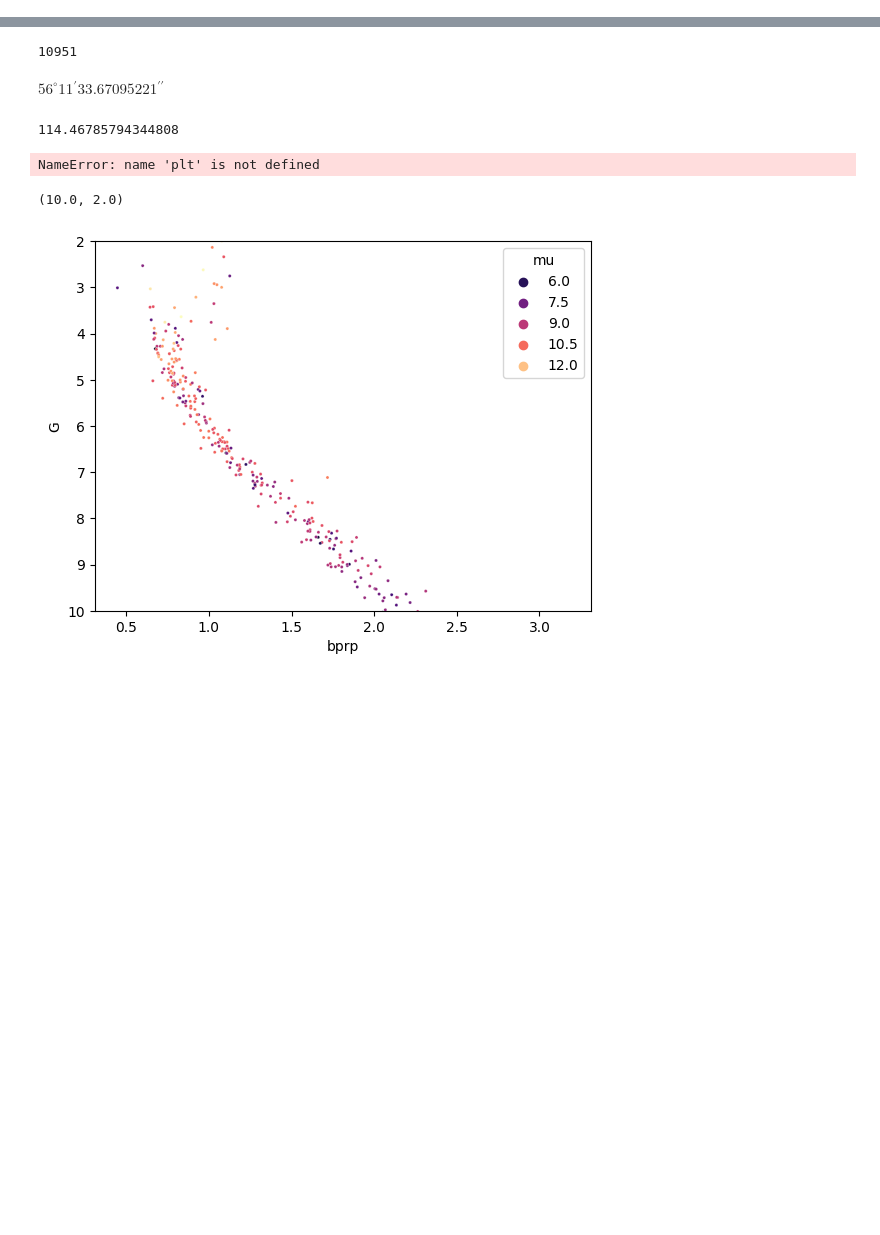
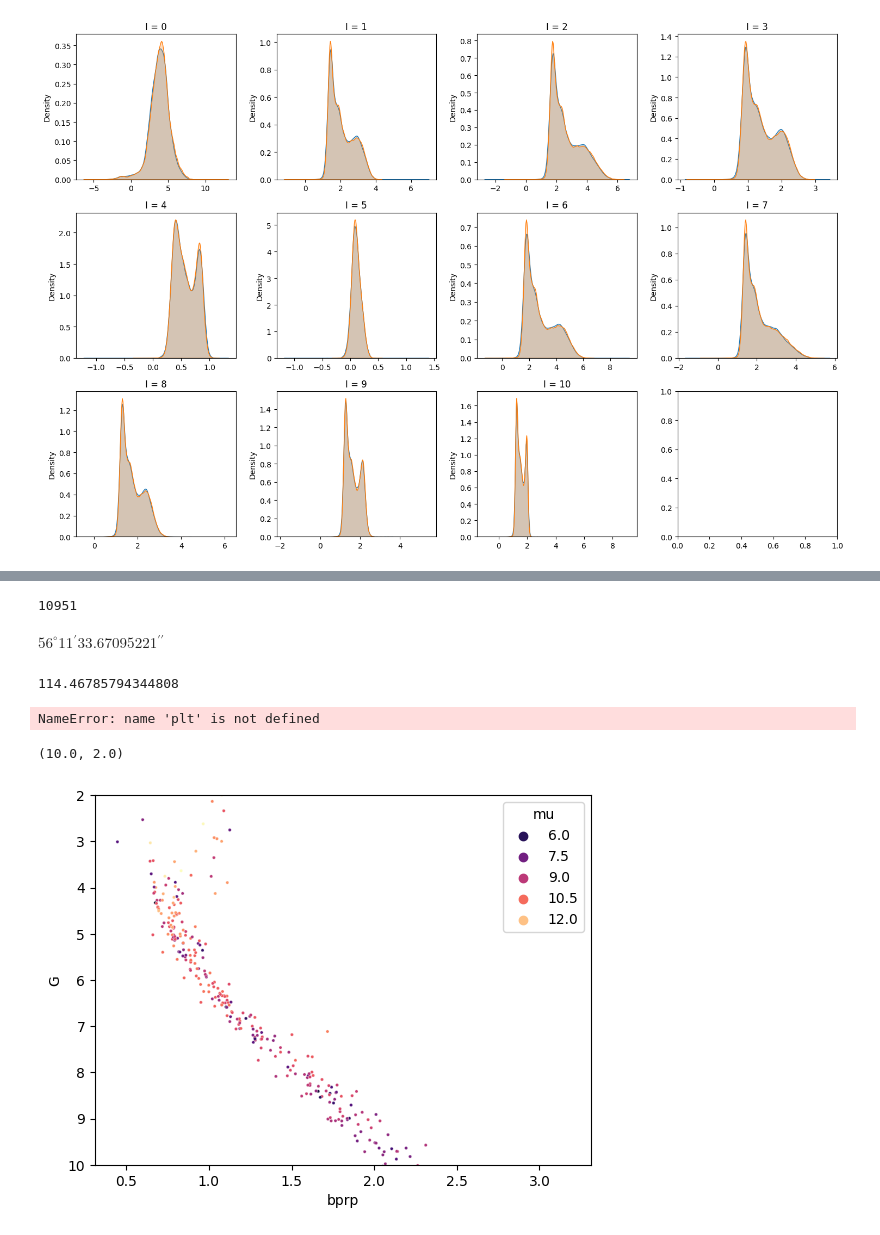
Before and after one commit to ocallam6/XPNorm, a Jupyter notebook: data_analysis.ipynb, the cells around one changed output, grey strips where cells are left out. Drawn from its saved outputs; the diff is of its cells as text; code cells hidden in the pictures; blank space fills up the shorter version.

```diff
--- a/data_analysis.ipynb
+++ b/data_analysis.ipynb
@@ -3,0 +525,19 @@ import numpy as np
+# %%
+import seaborn as sn
+import matplotlib.pyplot as plt
+
+i=0
+fig, axes = plt.subplots(3, 4, figsize=(15, 10))
+
+# Loop through each subplot and plot the KDEs
+for i, ax in enumerate(axes.flat):
+    if i <= 10:  # Ensure not to exceed the range of 'I'
+        sn.kdeplot(samples[:, i], fill=True, ax=ax)
+        sn.kdeplot(real[:, i], fill=True, ax=ax)
+        ax.set_title(f'I = {i}')  # Set subplot title
+
+# Adjust layout
+plt.tight_layout()
+plt.show()
+# %% [output]
+[figure, added]
```
Also changed, not shown: parts of 53 cells of this notebook, 13 other files.
